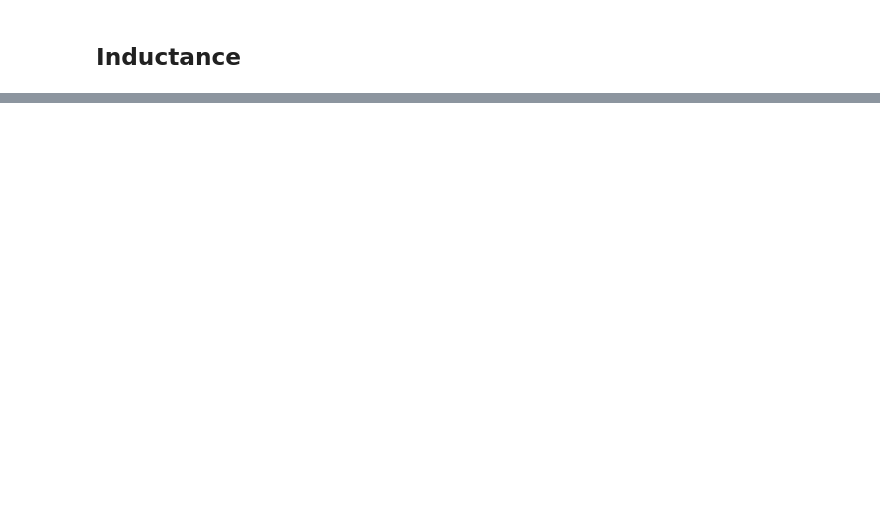
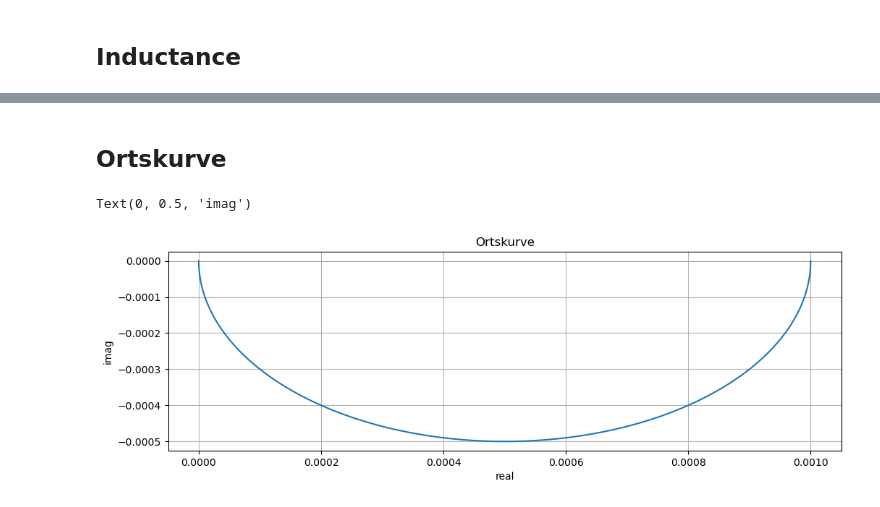
Before and after one commit to htlinn-go/frequency-and-phase, a Jupyter notebook: Frequency and Phase.ipynb, the cells around one changed output, grey strips where cells are left out. Cells and saved outputs as stored; diff of their text form; code cells hidden in the pictures; blank space fills up the shorter version.

```diff
--- a/Frequency and Phase.ipynb
+++ b/Frequency and Phase.ipynb
@@ -154,0 +159,27 @@ Phase = 0.0°
+# %% [markdown]
+## Ortskurve
+# %%
+#Frequency definition
+ws=np.logspace(0,10,num=1000,base=10)# 1/s
+#values
+L=10**(-1) #H
+R=10**3 #Ohm
+
+
+Zs = R+ xl(ws,L)
+
+#prntZs(2*np.pi*ws,Zs)
+
+#pltCs(Zs,2*np.pi*ws,'log')
+
+fig1 = plt.figure()
+ax = fig1.add_subplot(2, 1, 1)
+Ys = 1/Zs
+ax.plot(Ys.real,Ys.imag)
+ax.grid()
+plt.title('Ortskurve')
+plt.xlabel('real')
+plt.ylabel('imag')
+# %% [output]
+Text(0, 0.5, 'imag')
+[figure, added]
```
Also changed, not shown: parts of 9 cells of this notebook.
